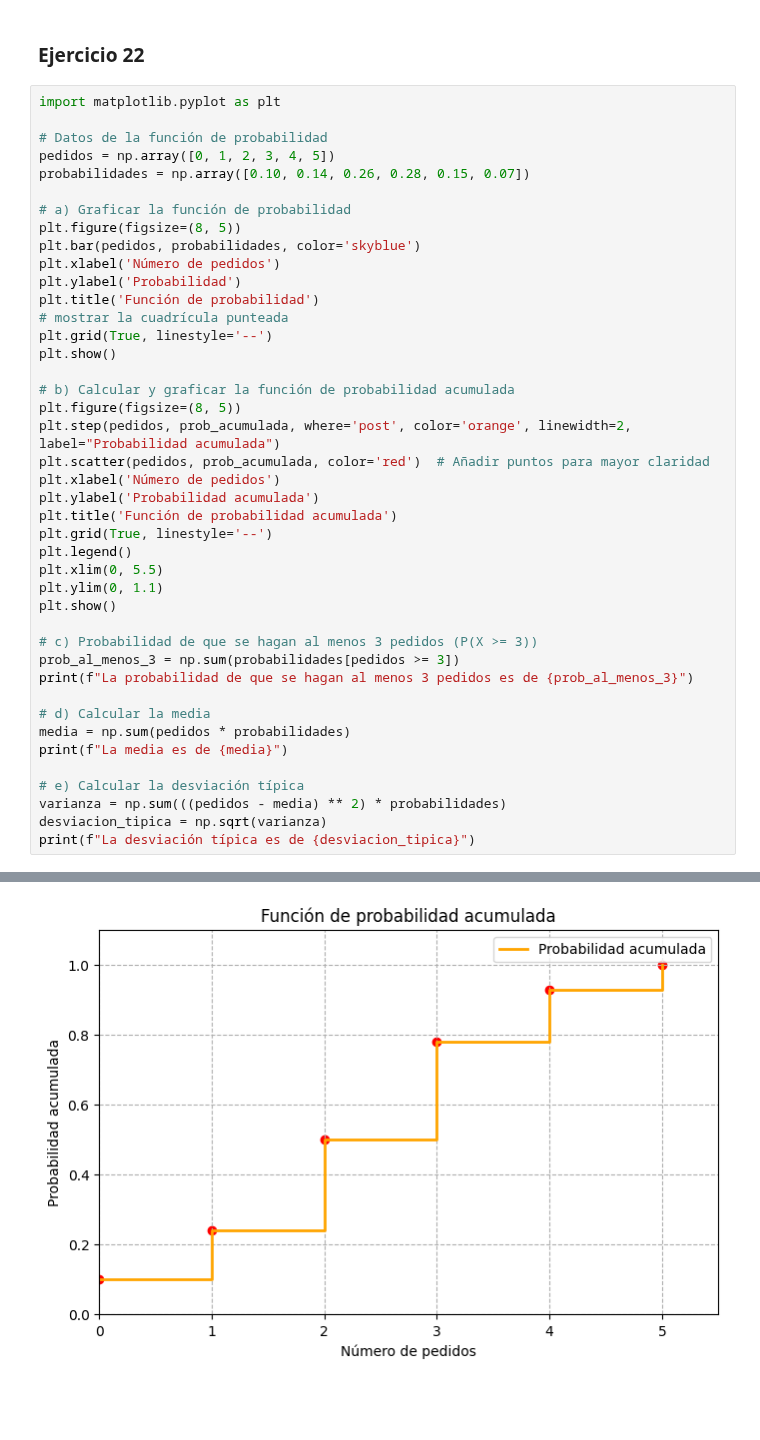
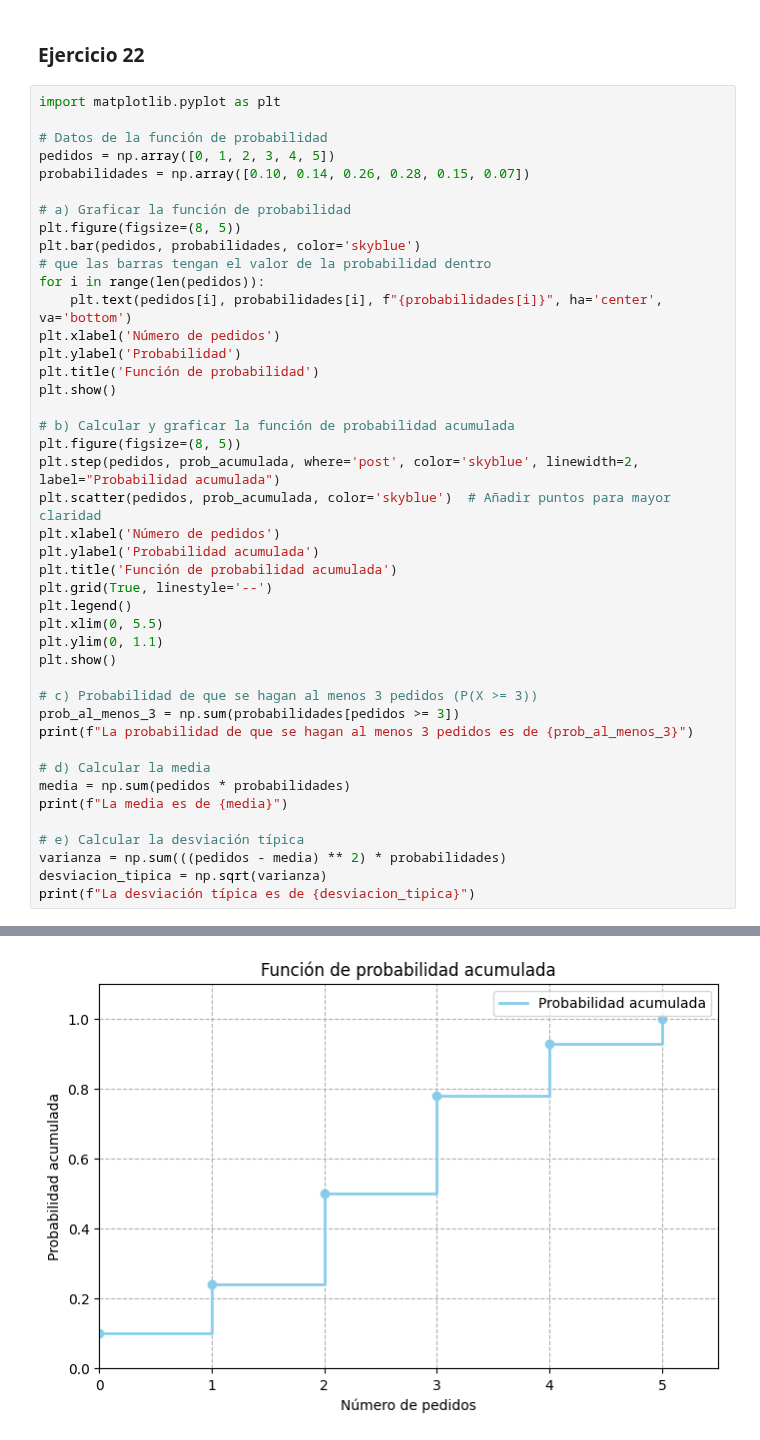
Before and after one commit to phobbins/AnalisisDatos, a Jupyter notebook: Practico 3/practico3_pipe.ipynb, the cells around one changed output, grey strips where cells are left out. Drawn from its saved outputs; the diff is of its cells as text; blank space fills up the shorter version.

```diff
--- a/Practico 3/practico3_pipe.ipynb
+++ b/Practico 3/practico3_pipe.ipynb
@@ -64,17 +64,18 @@ probabilidades = np.array([0.10, 0.14, 0.26, 0.28, 0.15, 0.07])
 # a) Graficar la función de probabilidad
 plt.figure(figsize=(8, 5))
 plt.bar(pedidos, probabilidades, color='skyblue')
+# que las barras tengan el valor de la probabilidad dentro
+for i in range(len(pedidos)):
+    plt.text(pedidos[i], probabilidades[i], f"{probabilidades[i]}", ha='center', va='bottom')
 plt.xlabel('Número de pedidos')
 plt.ylabel('Probabilidad')
 plt.title('Función de probabilidad')
-# mostrar la cuadrícula punteada
-plt.grid(True, linestyle='--')
 plt.show()
 
 # b) Calcular y graficar la función de probabilidad acumulada
 plt.figure(figsize=(8, 5))
-plt.step(pedidos, prob_acumulada, where='post', color='orange', linewidth=2, label="Probabilidad acumulada")
-plt.scatter(pedidos, prob_acumulada, color='red')  # Añadir puntos para mayor claridad
+plt.step(pedidos, prob_acumulada, where='post', color='skyblue', linewidth=2, label="Probabilidad acumulada")
+plt.scatter(pedidos, prob_acumulada, color='skyblue')  # Añadir puntos para mayor claridad
 plt.xlabel('Número de pedidos')
 plt.ylabel('Probabilidad acumulada')
 plt.title('Función de probabilidad acumulada')
@@ -101,4 +102,4 @@ print(f"La desviación típica es de {desviacion_tipica}")
-[figure, old version]
+[figure, new version]
 La probabilidad de que se hagan al menos 3 pedidos es de 0.5
 La media es de 2.45
 La desviación típica es de 1.3592277219068187
```
Also changed, not shown: parts of 1 cell of this notebook.
